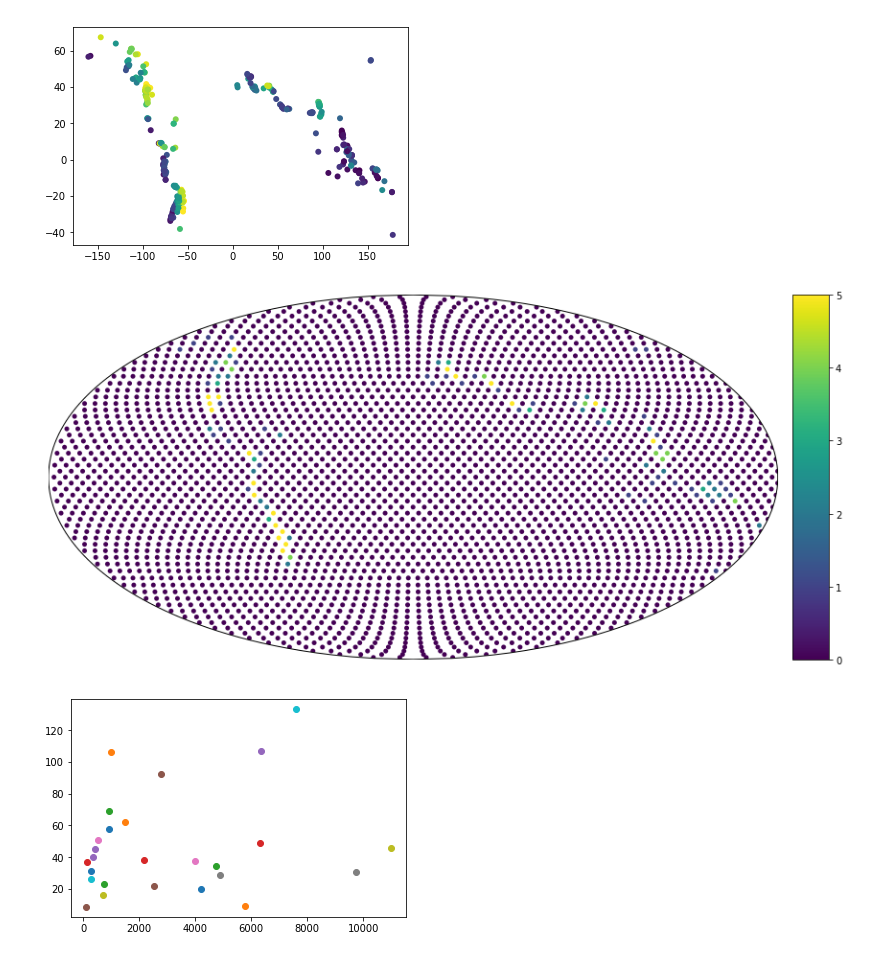
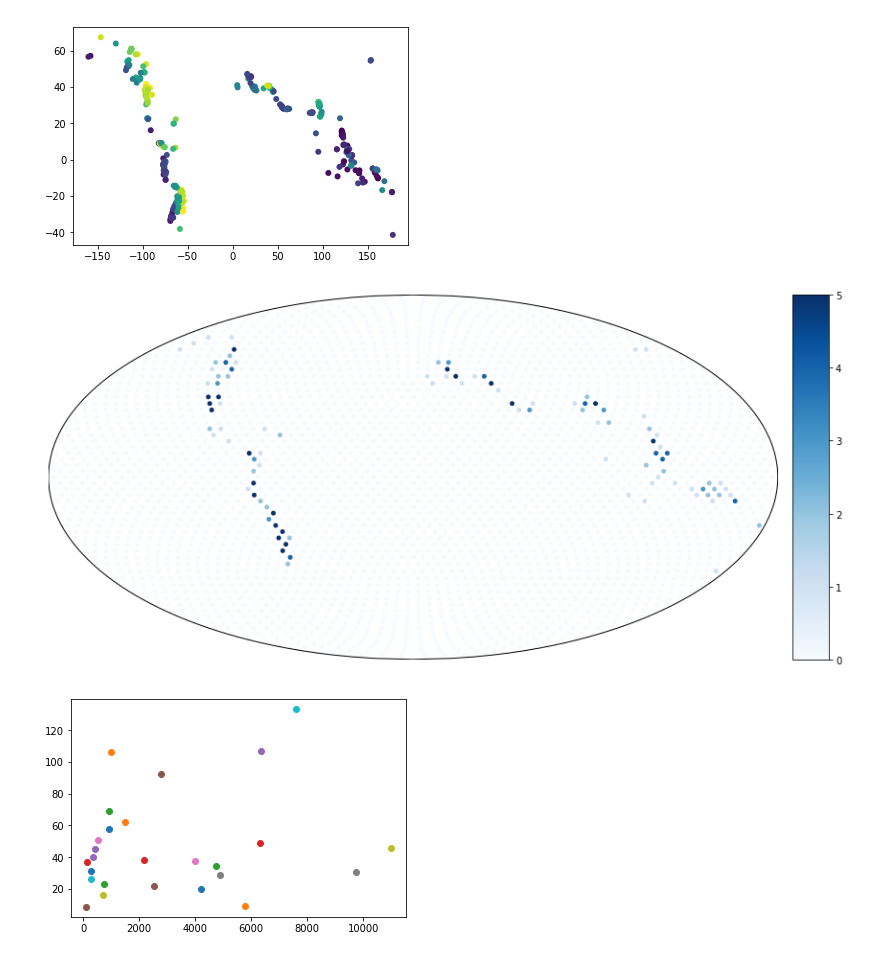
Before and after one commit to siwill22/GPlatesReconstructionModel, a Jupyter notebook: class_testing.ipynb, the cells around one changed output. Drawn from its saved outputs; the diff is of its cells as text; code cells hidden in the pictures.

```diff
--- a/class_testing.ipynb
+++ b/class_testing.ipynb
@@ -82,20 +82,20 @@ plt.scatter(zip(*reconstructed_ore_deposit_data)[0],
 # %%
 from mpl_toolkits.basemap import Basemap
 
 equal_area_points = PointDistributionOnSphere(distribution_type='healpix',N=16)
 
 bin_counts = equal_area_points.point_feature_heatmap(
-    [point.get_geometry() for point in ore_deposit_data.point_features])
+    [point.get_geometry() for point in ore_deposit_data._point_features])
 
 plt.figure(figsize=(16,7))
 m = Basemap(projection='moll',lon_0=0)
 x,y = m(equal_area_points.longitude,
         equal_area_points.latitude)
-m.scatter(x,y,c=bin_counts, s=25, edgecolors='', vmax=5)
+m.scatter(x,y,c=bin_counts, s=25, edgecolors='', vmax=5, cmap=plt.cm.Blues)
 m.colorbar()
 plt.show()
 # %% [output]
-[figure, old version]
+[figure, new version]
 # %%
 velocity_object = plates_90Ma.velocity_field(
     velocity_domain_features=[equal_area_points.meshnode_feature])
```
Also changed, not shown: parts of 2 cells of this notebook, 2 other files.
